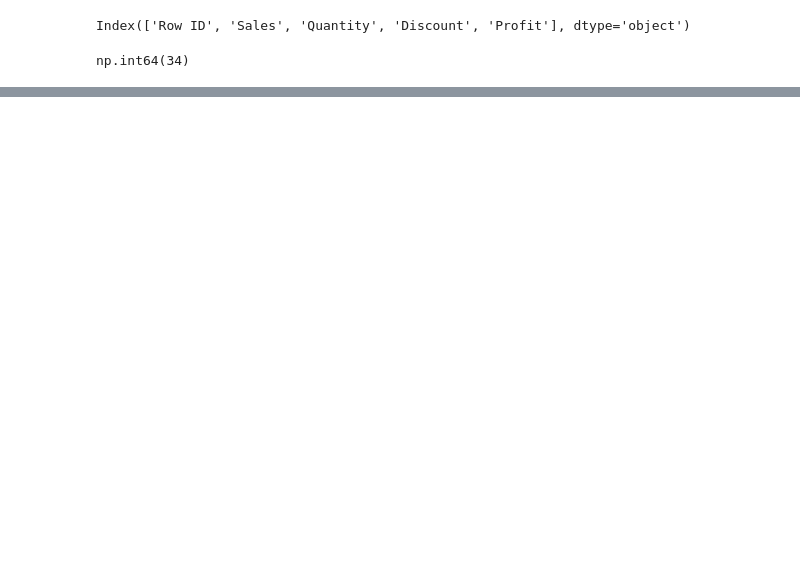
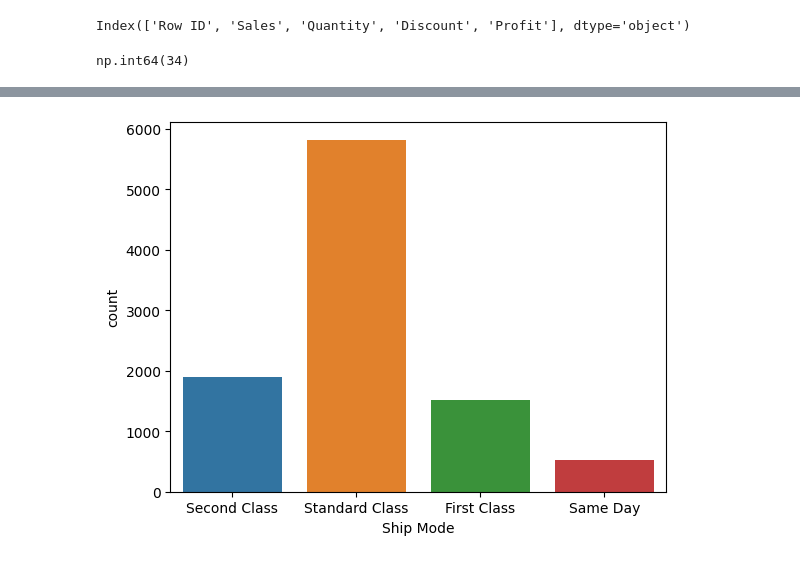
Before and after one commit to d-anasx/DataStore360, a Jupyter notebook: notebooks/01_eda.ipynb, the cells around one changed output, grey strips where cells are left out. Saved outputs shown, nothing was run; the diff lists cells and outputs as text; code cells hidden in the pictures; blank space fills up the shorter version.

```diff
--- a/notebooks/01_eda.ipynb
+++ b/notebooks/01_eda.ipynb
@@ -85,0 +112,5 @@ np.int64(34)
+# %%
+sns.countplot(data=df , x='Ship Mode')
+plt.show()
+# %% [output]
+[figure, added]
```
Also changed, not shown: parts of 14 cells of this notebook, 8 other files.
